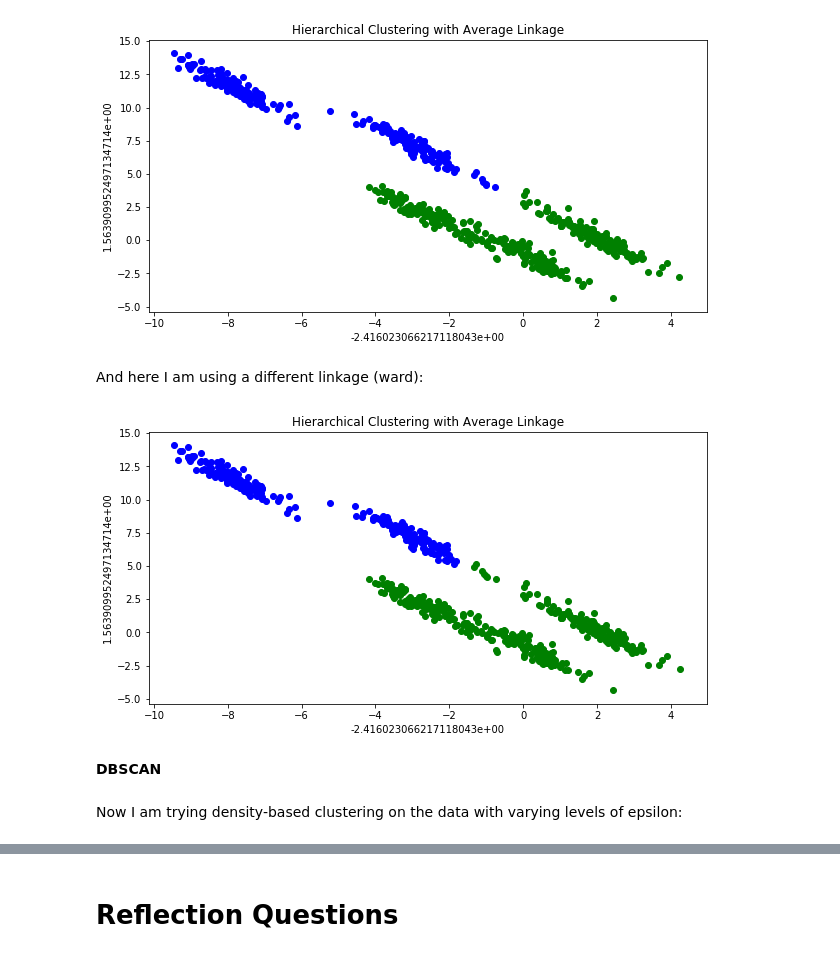
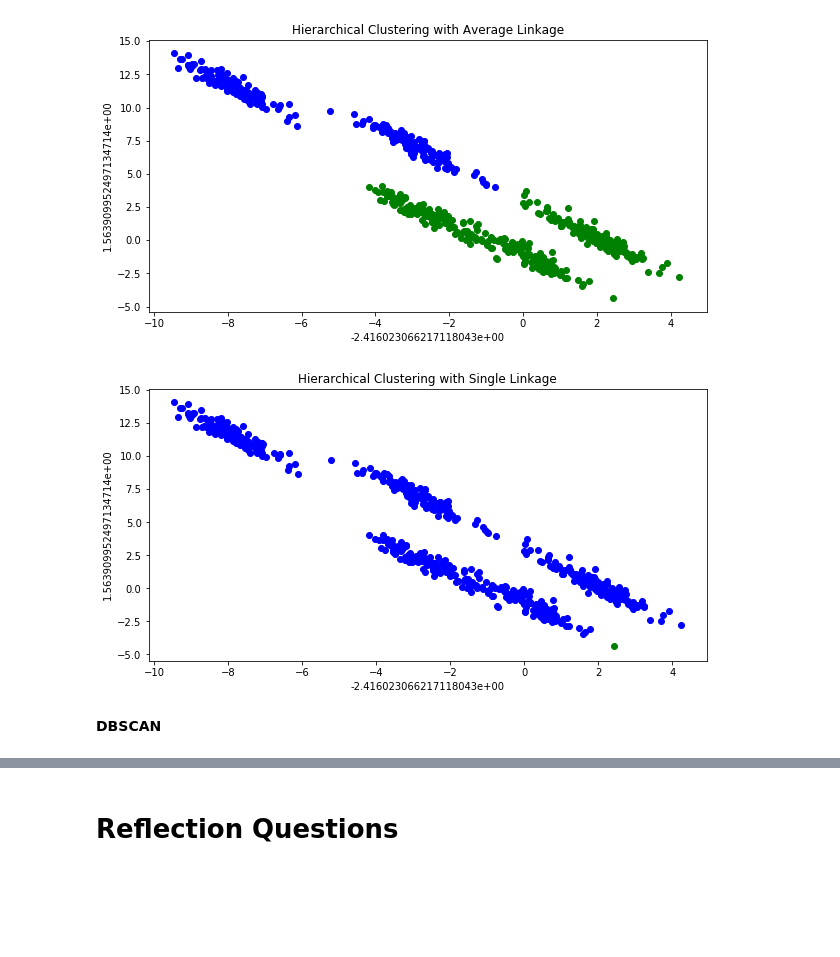
Before and after one commit to MuhammadM20/example-notebooks, a Jupyter notebook: UNIV_3360_Clustering_Homework.ipynb, the cells around one changed output, grey strips where cells are left out. Drawn from its saved outputs; the diff is of its cells as text; code cells hidden in the pictures; blank space fills up the shorter version.

```diff
--- a/UNIV_3360_Clustering_Homework.ipynb
+++ b/UNIV_3360_Clustering_Homework.ipynb
@@ -47,7 +45,8 @@ First, we will cluster the Iris data using K-means.
 We know from prior knowledge that this dataset contains three type of iris flowers, and as a result, three classes. In the cell below, create and fit a KMeans clustering with K=3 for the iris data. Print the labels and the centroids that KMeans produces.
 # %%
 k_means = KMeans(n_clusters=3, random_state=4)
-k_means.fit(X_iris)
+k_means.fit(data)
+
 
 k_means_labels = k_means.labels_
 print("Labels: ", k_means_labels)
@@ -131,9 +130,9 @@ plt.show()
 Based on your answer above, fit KMeans for the optimal value of K and plot the resulting clustering.
 # %%
 k_means = KMeans(n_clusters=2, random_state=4)
-k_means.fit(X_iris)
+k_means.fit(data)
 
 k_means_labels = k_means.labels_
 
-plot_cluster(data, k_means_labels, "Plotting Clusters")
+plot_cluster(data, k_means_labels, "Optimal KMeans K = 2, Iris Data")
 # %% [output]
@@ -278,19 +257,14 @@ hier.fit(unk_data)
 plot_cluster(unk_data, hier.labels_, "Hierarchical Clustering with Average Linkage")
 # %% [output]
 [figure]
-# %% [markdown]
-And here I am using a different linkage (ward):
 # %%
-hier = AgglomerativeClustering(n_clusters=2, linkage='ward')
+hier = AgglomerativeClustering(n_clusters=2, linkage='single')
 hier.fit(unk_data)
-
-plot_cluster(unk_data, hier.labels_, "Hierarchical Clustering with Average Linkage")
+plot_cluster(unk_data, hier.labels_, "Hierarchical Clustering with Single Linkage")
 # %% [output]
-[figure, old version]
+[figure, new version]
 # %% [markdown]
 **DBSCAN**
-# %% [markdown]
-Now I am trying density-based clustering on the data with varying levels of epsilon:
 # %%
 db = DBSCAN()
 db.fit(unk_data)
```
Also changed, not shown: parts of 37 cells of this notebook.
